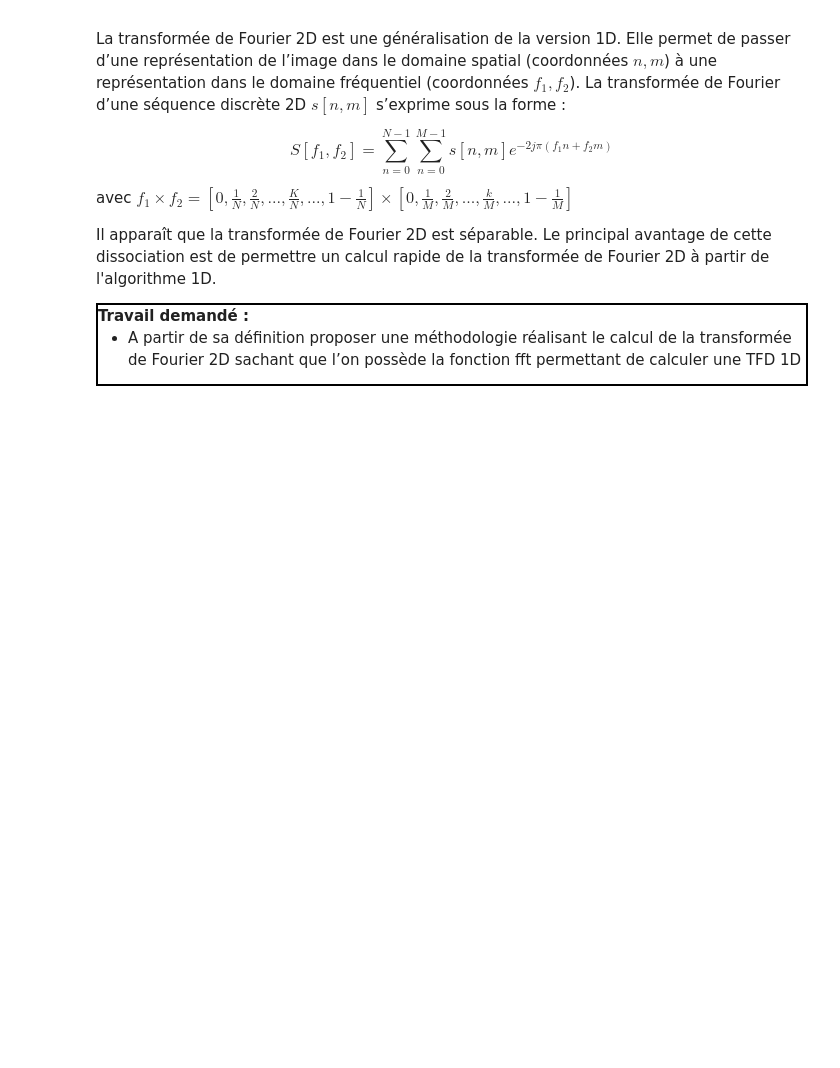
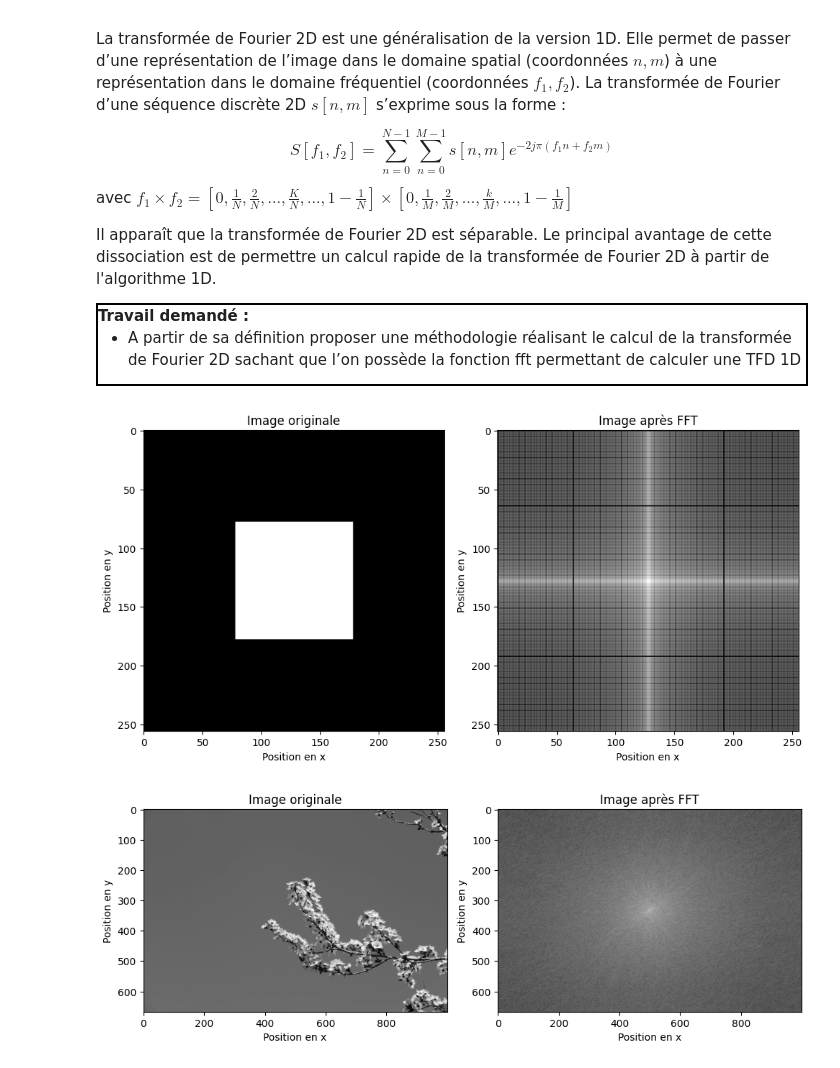
Before and after one commit to ArnoBidet/image-tp, a Jupyter notebook: TP/BIDET_TP1.ipynb, the cells around one changed output. Cells and saved outputs as stored; diff of their text form; code cells hidden in the pictures; blank space fills up the shorter version.

```diff
--- a/TP/BIDET_TP1.ipynb
+++ b/TP/BIDET_TP1.ipynb
@@ -307,4 +307,61 @@ Il apparaît que la transformée de Fourier 2D est séparable. Le principal avan
 
 - A partir de sa définition proposer une méthodologie réalisant le calcul de la transformée de Fourier 2D sachant que l’on possède la fonction fft permettant de calculer une TFD 1D
 </div>
+# %%
+def fft2_d_spectrum(A):
+    A = cv.cvtColor(A, cv.COLOR_RGB2GRAY) if len(A.shape) == 3 else A
+    # Calculer la TF2D
+    F = fft_2d(A)
+
+    # Calculer le spectre de magnitude
+    magnitude_spectrum = np.abs(F)
+
+    # Décaler le zéro de fréquence au centre
+    magnitude_spectrum_shifted = np.fft.fftshift(magnitude_spectrum)
+
+    # Appliquer une échelle logarithmique
+    return np.log1p(magnitude_spectrum_shifted)  # log(1 + x) pour éviter log(0)
+
+
+def fft_2d(image):
+    # Dimensions de la matrice A
+    M, N = image.shape
+
+    # Appliquer fft sur chaque ligne
+    tmp_matrice = np.zeros((M, N), dtype=complex)
+    for m in range(M):
+        tmp_matrice[m, :] = np.fft.fft(image[m, :])
+
+    # Appliquer fft sur chaque colonne
+    spectrum = np.zeros((M, N), dtype=complex)
+    for n in range(N):
+        spectrum[:, n] = np.fft.fft(tmp_matrice[:, n])
+
+    return spectrum
+
+
+def exercice_7(img):
+    plt.figure(figsize=(10, 10))
+    plt.subplot(2, 2, 1)
+    plt.imshow(img, cmap='gray')
+    plt.title("Image originale")
+    plt.xlabel("Position en x")
+    plt.ylabel("Position en y")
+
+    plt.subplot(2, 2, 2)
+    result = fft2_d_spectrum(img)
+    plt.imshow(result, cmap='gray')
+    plt.title("Image après FFT")
+    plt.xlabel("Position en x")
+    plt.ylabel("Position en y")
+
+
+    plt.tight_layout()
+    plt.show()
+
+exercice_7(img_mire)
+exercice_7(img_cerisier_G)
+# %% [output]
+[figure, added]
+[figure, added]
 # %% [markdown]
```
Also changed, not shown: parts of 9 cells of this notebook, 2 other files.
